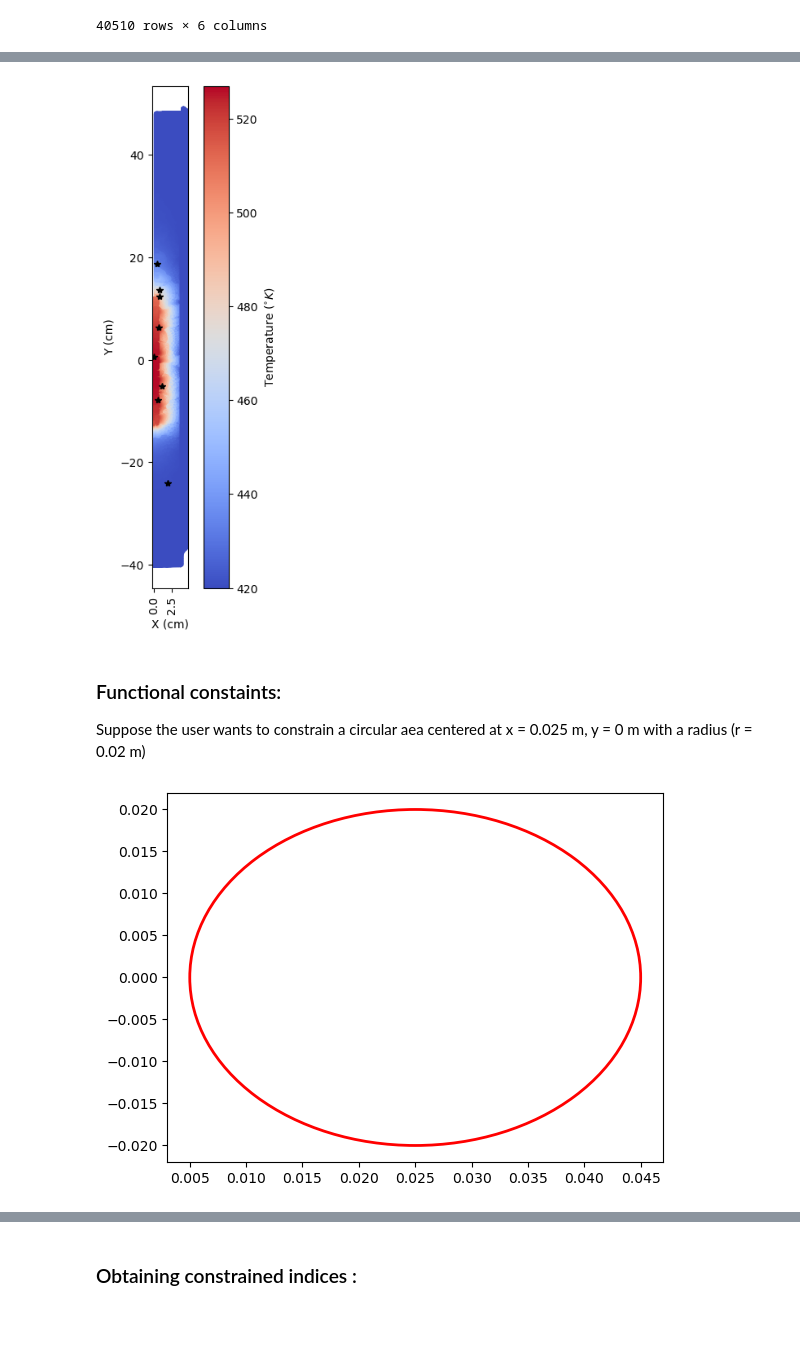
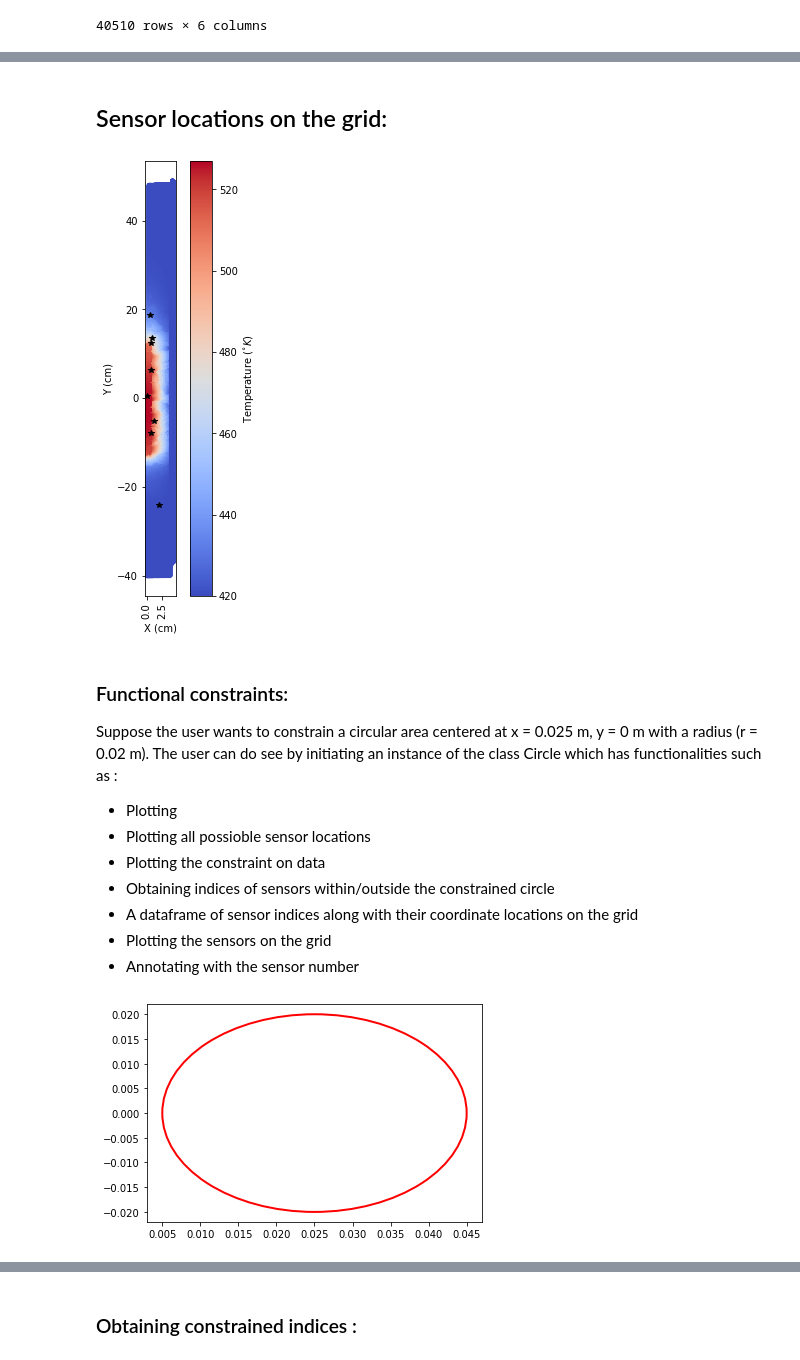
Before and after one commit to dynamicslab/pysensors, a Jupyter notebook: examples/OPTITWIST_functional_constraints.ipynb, the cells around one changed output, grey strips where cells are left out. Drawn from its saved outputs; the diff is of its cells as text; code cells hidden in the pictures; blank space fills up the shorter version.

Commit message:
Adding parabola constraints, updating notebooks and rearrnginf functions in _constraints based on discussions with Josh and Mohammad

```diff
--- a/examples/OPTITWIST_functional_constraints.ipynb
+++ b/examples/OPTITWIST_functional_constraints.ipynb
@@ -22,8 +24,6 @@ HTML("""
 # %%
-## Load data for Opti-TWIST prototype:
-
 import pandas as pd
-df = pd.read_csv('~/projects/sparse_sensing_in_ndts-ldrd/data/0_raw/004_BB_7Power_7BC/650_420.csv')
+df = pd.read_csv('~/projects/Sparse_Sensing_in_NDTs_LDRD/data/0_raw/004_BB_7Power_7BC/650_420.csv')
 df
 # %% [output]
 |  | Temperature (K) | Velocity[i] (m/s) | Velocity[j] (m/s) | X (m) | Y (m) | Z (m) |
@@ -57,9 +59,7 @@ axes.set_aspect(0.7)
 # %%
-## Data preprocessing, Wrangling, Cleansing and Scraping
-
 Responses = ['Temperature (K)','Velocity[i] (m/s)','Velocity[j] (m/s)']
 RoI = Responses[0]
-filename = "~/projects/sparse_sensing_in_ndts-ldrd/data/0_raw/004_BB_7Power_7BC/"
+filename = "~/projects/Sparse_Sensing_in_NDTs_LDRD/data/0_raw/004_BB_7Power_7BC/"
 data = np.zeros((40510,49))
 counter = -1
 for j,i in enumerate(np.arange(350,700,50)):
@@ -103,9 +103,9 @@ model = ps.SSPOR(basis=basis, optimizer=optimizer, n_sensors=n_sensors)
 model.fit(data)
 all_sensors = model.get_all_sensors()
 sensors = model.get_selected_sensors()
+# %% [markdown]
+## Sensor locations on the grid:
 # %%
-## Sensor locations on the grid:
-
 yUnconstrained = df['Y (m)'][sensors]
 xUnconstrained = df['X (m)'][sensors]
 
@@ -121,5 +121,5 @@ plt.plot(xUnconstrained*100,yUnconstrained*100,'*k')
 axes=plt.gca()
 axes.set_aspect(0.7)
 # %% [output]
-[figure, old version]
+[figure, new version]
 # %%
@@ -127,12 +127,20 @@ xUnc, yUnc = ps.utils._constraints.get_coordinates_from_indices(sensors,df)
-# %% [markdown]
-### Functional constaints:
-
-Suppose the user wants to constrain a circular aea centered at x = 0.025 m, y = 0 m with a radius (r = 0.02 m)
+# %% [markdown]
+### Functional constraints:
+
+Suppose the user wants to constrain a circular area centered at x = 0.025 m, y = 0 m with a radius (r = 0.02 m).
+The user can do see by initiating an instance of the class Circle which has functionalities such as :
+- Plotting
+- Plotting all possioble sensor locations
+- Plotting the constraint on data
+- Obtaining indices of sensors within/outside the constrained circle
+- A dataframe of sensor indices along with their coordinate locations on the grid
+- Plotting the sensors on the grid
+- Annotating with the sensor number
 # %%
-circle = ps.utils._constraints.Circle(center_x = 0.025, center_y = 0, radius = 0.02, data = df, Y_axis = 'Y (m)', X_axis = 'X (m)', Field = 'Temperature (K)') #Plotting the constrained circle
+circle = ps.utils._constraints.Circle(center_x = 0.025, center_y = 0, radius = 0.02, loc = 'in', data = df, Y_axis = 'Y (m)', X_axis = 'X (m)', Field = 'Temperature (K)') #Plotting the constrained circle
 circle.draw_constraint() ###Plotting just the constraint
 # %% [output]
-[figure, old version]
+[figure, new version]
 # %%
 circle.plot_constraint_on_data(plot_type='contour_map') ##Plotting the constraint on the data
 # %% [output]
```
Also changed, not shown: parts of 49 cells of this notebook, 3 other files.
